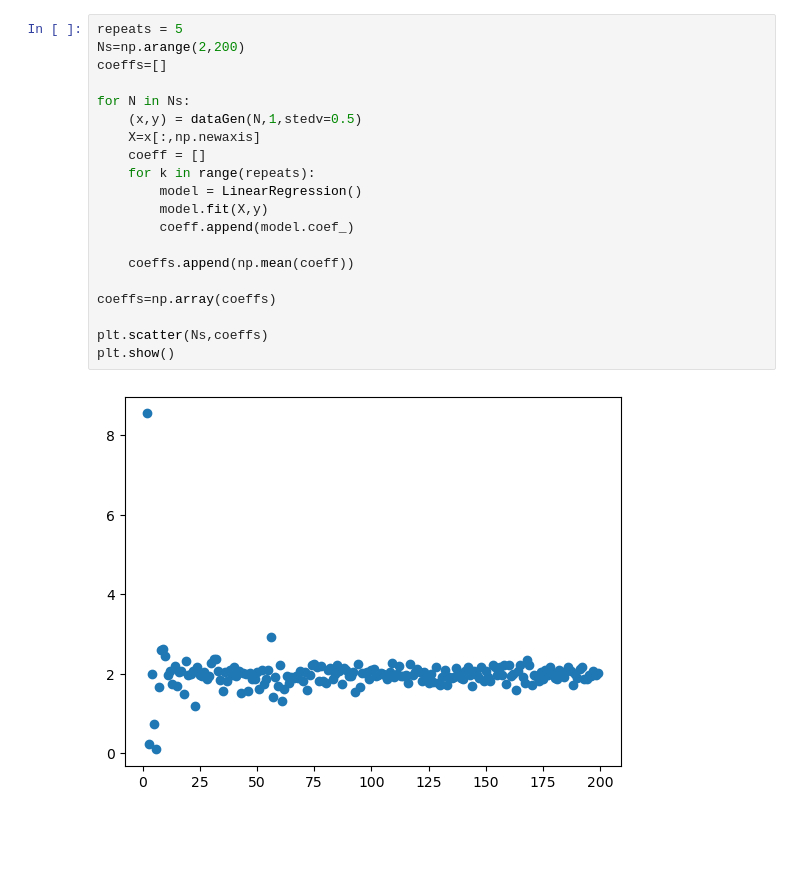
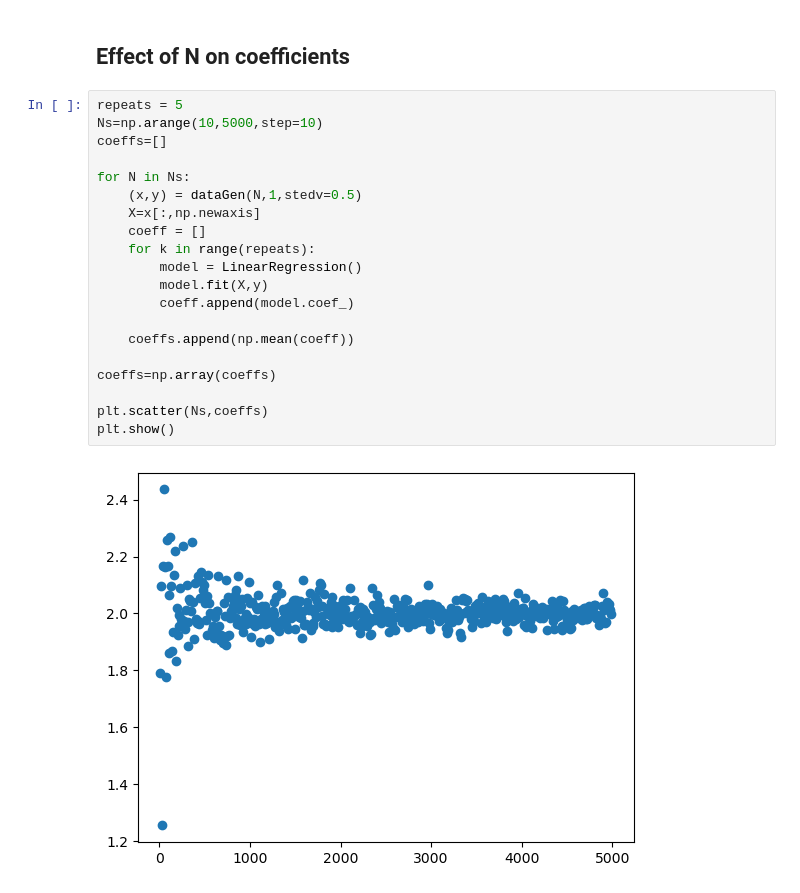
Before and after one commit to TheNoobGoda/ml, a Jupyter notebook: lab1.ipynb, the cells around one changed output. Cells and saved outputs as stored; diff of their text form; blank space fills up the shorter version.

```diff
--- a/lab1.ipynb
+++ b/lab1.ipynb
@@ -47,22 +36,24 @@ print(model.coef_[0],model.intercept_,model.score(X,y))
+# %% [markdown]
+## Effect of N on coefficients
 # %%
 repeats = 5
-Ns=np.arange(2,200)
+Ns=np.arange(10,5000,step=10)
 coeffs=[]
 
 for N in Ns:
     (x,y) = dataGen(N,1,stedv=0.5)
     X=x[:,np.newaxis]
     coeff = []
     for k in range(repeats):
         model = LinearRegression()
         model.fit(X,y)
         coeff.append(model.coef_)
 
     coeffs.append(np.mean(coeff))
 
 coeffs=np.array(coeffs)
 
 plt.scatter(Ns,coeffs)
 plt.show()
 # %% [output]
-[figure, old version]
+[figure, new version]
```
Also changed, not shown: parts of 16 cells of this notebook.
